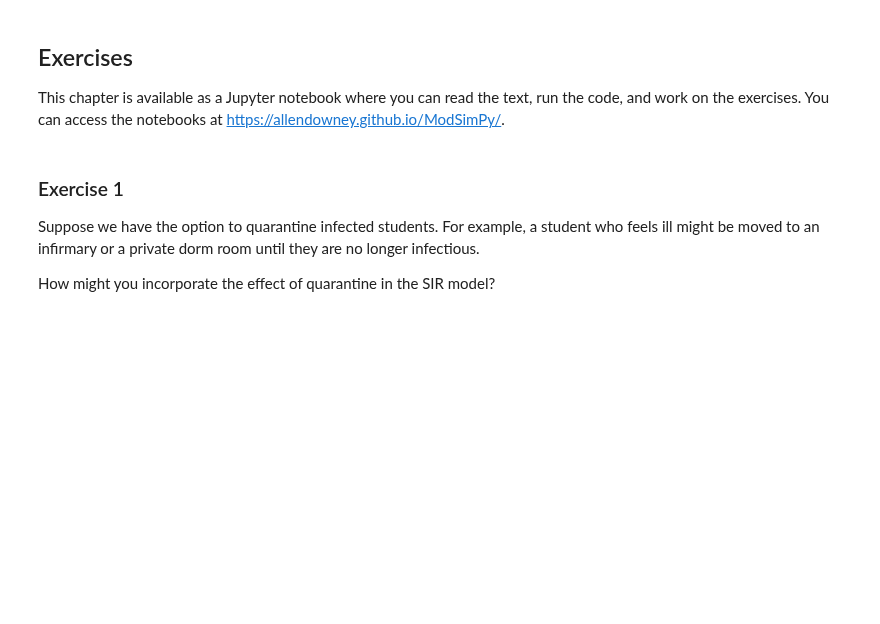
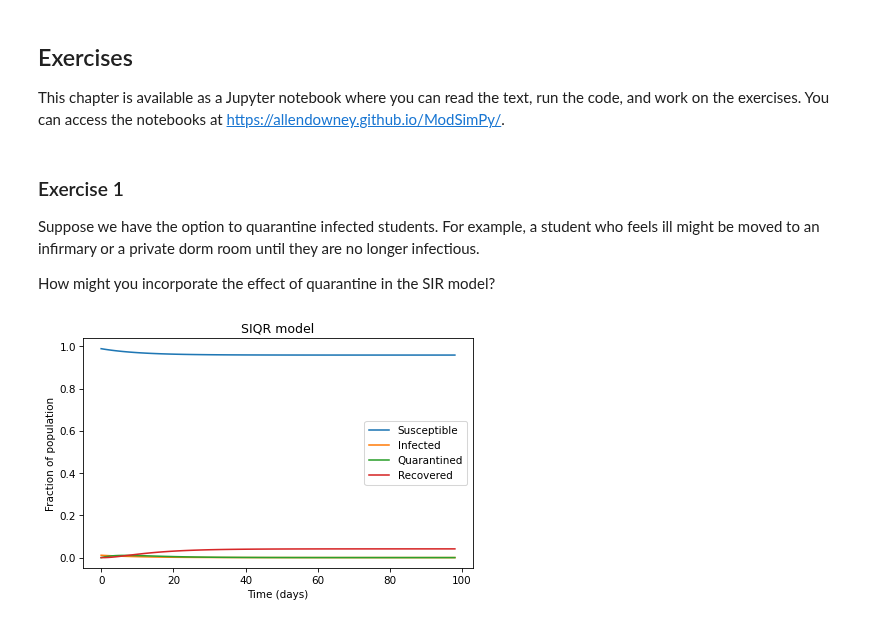
Before and after one commit to nwilliams770/academia, a Jupyter notebook: modeling_and_simulation/chapters/chap12.ipynb, the cells around one changed output. Drawn from its saved outputs; the diff is of its cells as text; code cells hidden in the pictures; blank space fills up the shorter version.

```diff
--- a/modeling_and_simulation/chapters/chap12.ipynb
+++ b/modeling_and_simulation/chapters/chap12.ipynb
@@ -190,6 +198,41 @@ You can access the notebooks at <https://allendowney.github.io/ModSimPy/>.
 
 How might you incorporate the effect of quarantine in the SIR model?
 # %%
-# Solution goes here
+def make_system_siqr(beta, gamma, theta):
+    init = State(s=89/90, i=1/90, q=0, r=0)
+    return System(init=init,
+                  t_end=7*14,
+                  beta=beta,
+                  gamma=gamma,
+                  theta=theta)  # new param: quarantine rate
+
+def update_func_quarantine(t, state, system):
+    s, i, q, r = state.s, state.i, state.q, state.r
+
+    infected = system.beta * s * i
+    quarantined = system.theta * i
+    recovered = system.gamma * q
+
+    s -= infected
+    i += infected - quarantined
+    q += quarantined - recovered
+    r += recovered
+
+    return State(s=s, i=i, q=q, r=r)
 # %%
-# Solution goes here
+beta = 1/4
+gamma = 1/5
+theta = 1/3   # tweak this — higher = faster quarantine
+
+system = make_system_siqr(beta, gamma, theta)
+results = run_simulation(system, update_func_quarantine)
+
+results.s.plot(label='Susceptible')
+results.i.plot(label='Infected')
+results.q.plot(label='Quarantined')
+results.r.plot(label='Recovered')
+decorate(xlabel='Time (days)',
+         ylabel='Fraction of population',
+         title='SIQR model')
+# %% [output]
+[figure, added]
```
Also changed, not shown: parts of 6 cells of this notebook, 2 other files.
